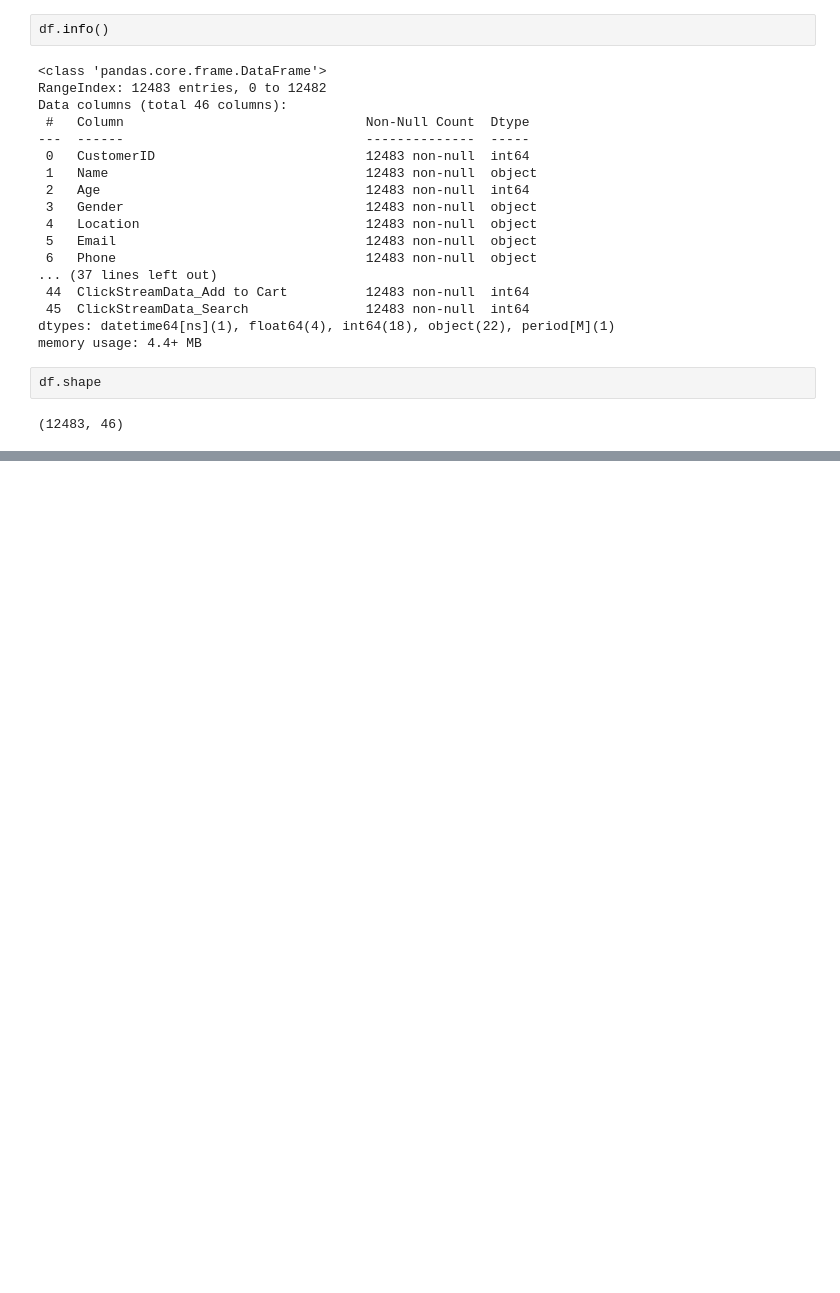
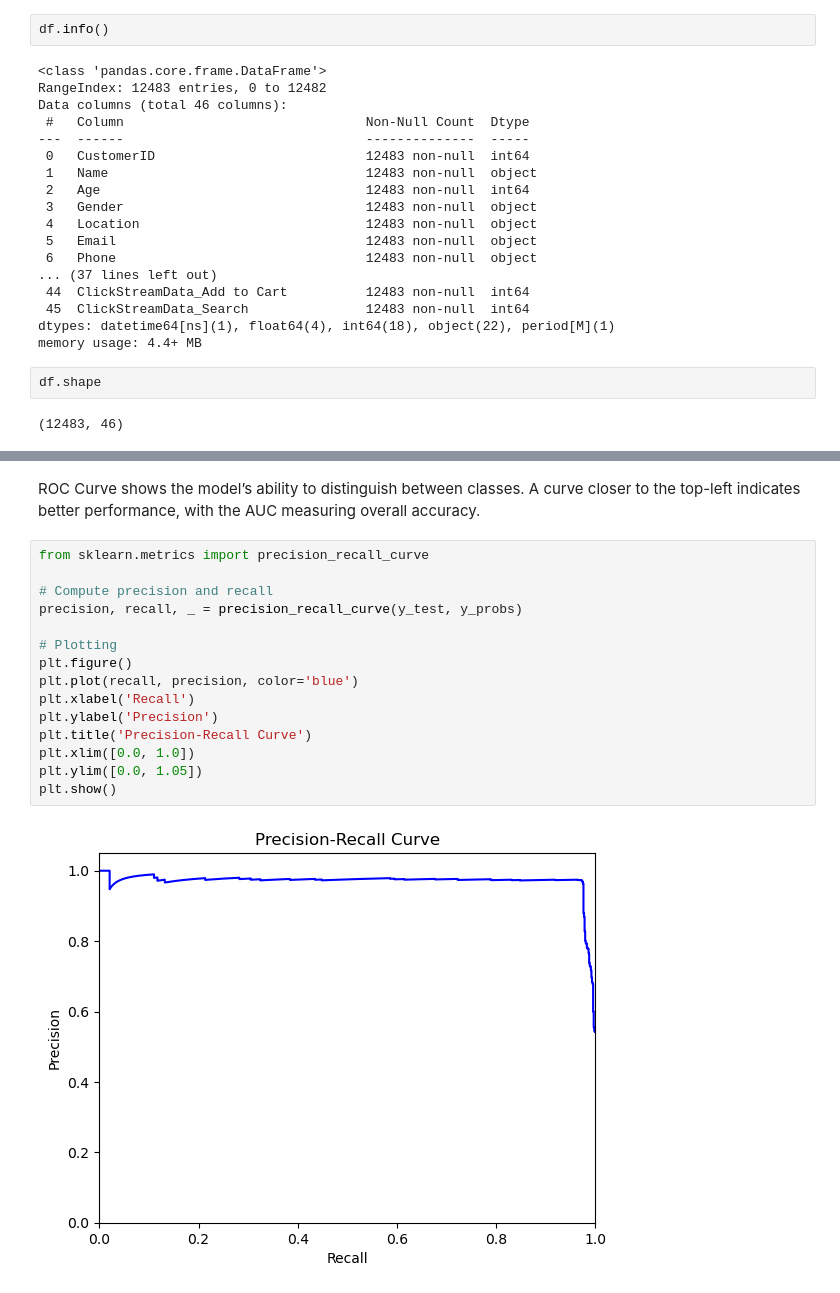
Before and after one commit to joachinhimself/Customer-Churn-Analysis, a Jupyter notebook: Notebook/Customer Churn.ipynb, the cells around one changed output, grey strips where cells are left out. Drawn from its saved outputs; the diff is of its cells as text; blank space fills up the shorter version.

```diff
--- a/Notebook/Customer Churn.ipynb
+++ b/Notebook/Customer Churn.ipynb
@@ -1138,0 +1168,20 @@ F1 Score
+# %% [markdown]
+ROC Curve shows the model’s ability to distinguish between classes.
+A curve closer to the top-left indicates better performance, with the AUC measuring overall accuracy.
+# %%
+from sklearn.metrics import precision_recall_curve
+
+# Compute precision and recall
+precision, recall, _ = precision_recall_curve(y_test, y_probs)
+
+# Plotting
+plt.figure()
+plt.plot(recall, precision, color='blue')
+plt.xlabel('Recall')
+plt.ylabel('Precision')
+plt.title('Precision-Recall Curve')
+plt.xlim([0.0, 1.0])
+plt.ylim([0.0, 1.05])
+plt.show()
+# %% [output]
+[figure, added]
```
Also changed, not shown: parts of 82 cells of this notebook.
